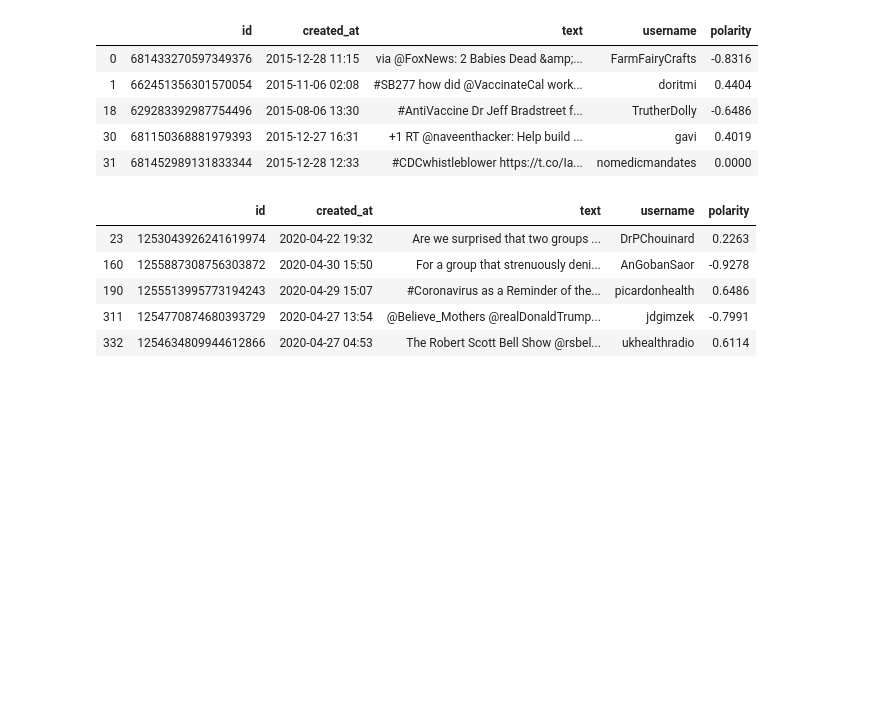
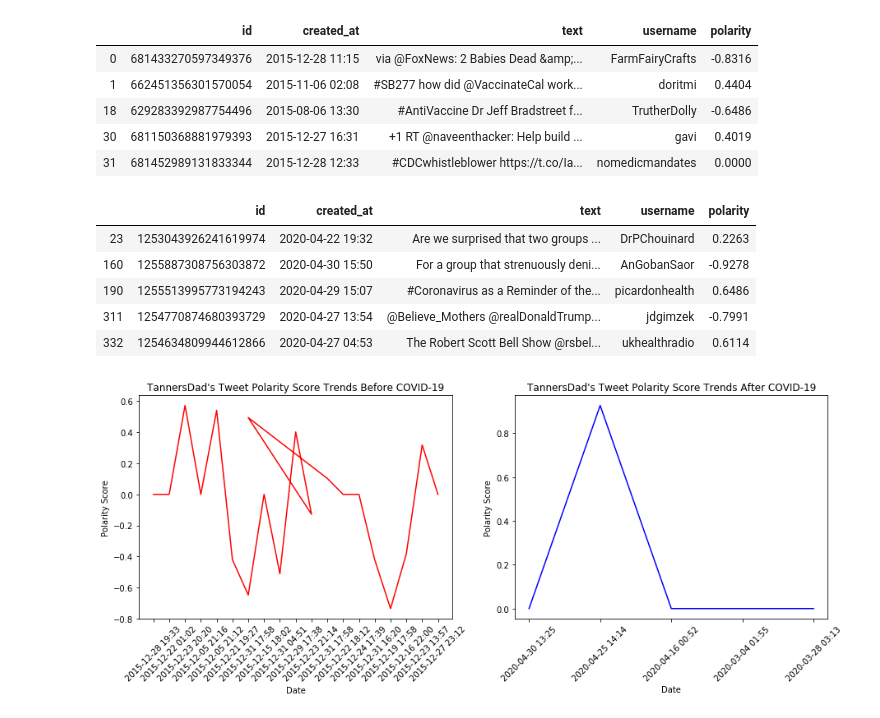
Before and after one commit to PaulCaroline/comm313_S21_Final_Project, a Jupyter notebook: data_analysis/preliminary_analysis.ipynb, the cells around one changed output. Saved outputs shown, nothing was run; the diff lists cells and outputs as text; code cells hidden in the pictures; blank space fills up the shorter version.

```diff
--- a/data_analysis/preliminary_analysis.ipynb
+++ b/data_analysis/preliminary_analysis.ipynb
@@ -497,3 +492,6 @@ post_df.head()
 | 190 | 1255513995773194243 | 2020-04-29 15:07 | #Coronavirus as a Reminder of the... | picardonhealth | 0.6486 |
 | 311 | 1254770874680393729 | 2020-04-27 13:54 | @Believe_Mothers @realDonaldTrump... | jdgimzek | -0.7991 |
 | 332 | 1254634809944612866 | 2020-04-27 04:53 | The Robert Scott Bell Show @rsbel... | ukhealthradio | 0.6114 |
+# %%
+pre_top_df = pre_df[pre_df['username'].map(lambda u: u in top_posters)]
+post_top_df = post_df[post_df['username'].map(lambda u: u in top_posters)]
@@ -499,0 +527,43 @@ post_df.head()
+# %%
+# Plot both pre-covid and post-covid polarity scores side-by-side
+def top_poster_plot(user):
+    try:
+        color1 = 'red'
+        title1 = f'{user}\'s Tweet Polarity Score Trends Before COVID-19'
+        x1 = pre_top_df[pre_top_df['username'] == user].sample(20)['created_at']
+        y1 = pre_top_df[pre_top_df['username'] == user].sample(20)['polarity']
+    except:
+        x1 = pre_top_df[pre_top_df['username'] == user]['created_at']
+        y1 = pre_top_df[pre_top_df['username'] == user]['polarity']
+
+    try:
+        color2 = 'blue'
+        title2 = f'{user}\'s Tweet Polarity Score Trends After COVID-19'
+        x2 = post_top_df[post_top_df['username'] == user].sample(20)['created_at']
+        y2 = post_top_df[post_top_df['username'] == user].sample(20)['polarity']
+    except:
+        x2 = post_top_df[post_top_df['username'] == user]['created_at']
+        y2 = post_top_df[post_top_df['username'] == user]['polarity']
+
+    # Define figure size
+    fig, axes = plt.subplots(nrows=1, ncols=2, figsize=(15, 5))
+
+    # Pre-covid plot parameters
+    axes[0].plot(x1, y1, color=color1)
+    axes[0].set_xlabel('Date')
+    axes[0].set_ylabel('Polarity Score')
+    axes[0].set_xticklabels(x1, rotation=45)
+    axes[0].set_title(title1)
+
+    # Post-covid plot parameters
+    axes[1].plot(x2, y2, color=color2)
+    axes[1].set_xlabel('Date')
+    axes[1].set_ylabel('Polarity Score')
+    axes[1].set_xticklabels(x2, rotation=45)
+    axes[1].set_title(title2)
+#     fig.tight_layout()
+# %%
+# Plot TannersDad Polarity Plots
+top_poster_plot('TannersDad')
+# %% [output]
+[figure, added]
```
Also changed, not shown: parts of 4 cells of this notebook.
